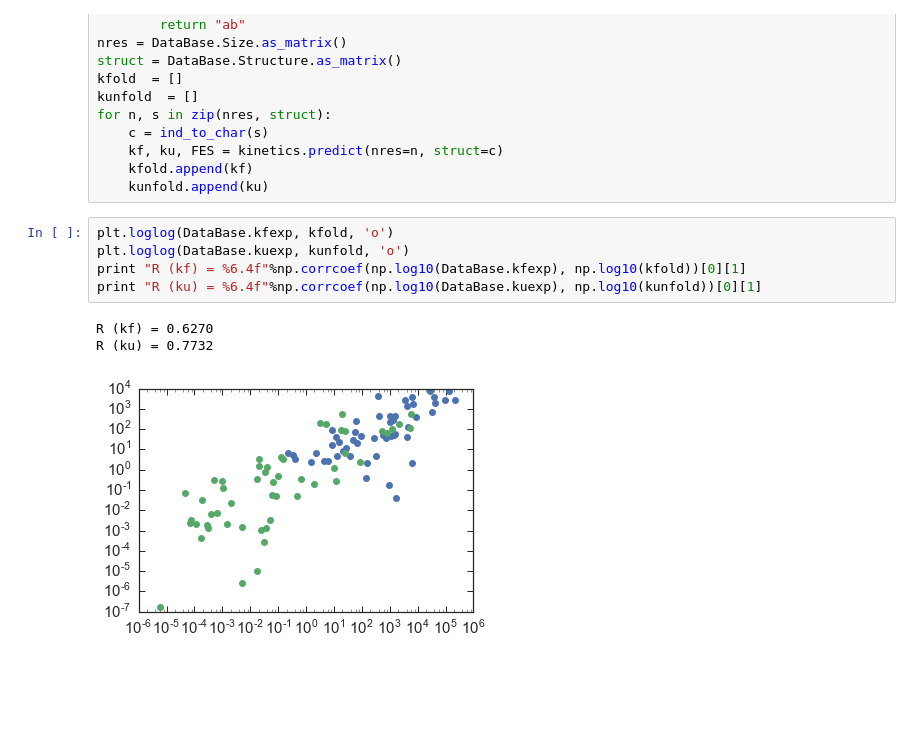
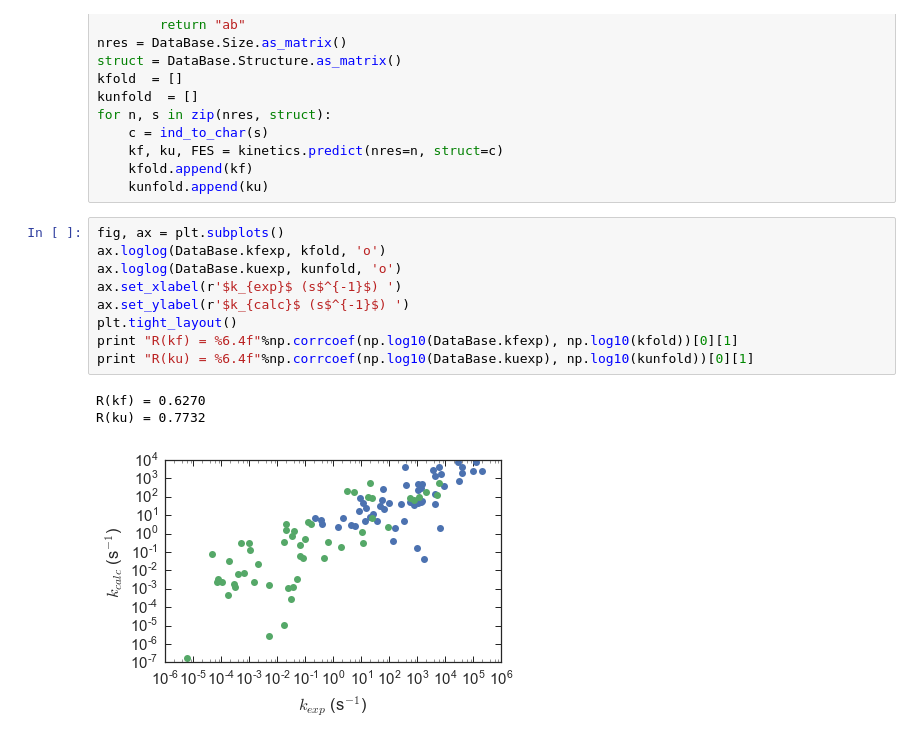
Before and after one commit to daviddesancho/PREFUR, a Jupyter notebook: examples/free_energy_predict.ipynb, the cells around one changed output. Cells and saved outputs as stored; diff of their text form; blank space fills up the shorter version.

```diff
--- a/examples/free_energy_predict.ipynb
+++ b/examples/free_energy_predict.ipynb
@@ -104,11 +106,15 @@ for n, s in zip(nres, struct):
     kfold.append(kf)
     kunfold.append(ku)
 # %%
-plt.loglog(DataBase.kfexp, kfold, 'o')
-plt.loglog(DataBase.kuexp, kunfold, 'o')
-print "R (kf) = %6.4f"%np.corrcoef(np.log10(DataBase.kfexp), np.log10(kfold))[0][1]
-print "R (ku) = %6.4f"%np.corrcoef(np.log10(DataBase.kuexp), np.log10(kunfold))[0][1]
+fig, ax = plt.subplots()
+ax.loglog(DataBase.kfexp, kfold, 'o')
+ax.loglog(DataBase.kuexp, kunfold, 'o')
+ax.set_xlabel(r'$k_{exp}$ (s$^{-1}$) ')
+ax.set_ylabel(r'$k_{calc}$ (s$^{-1}$) ')
+plt.tight_layout()
+print "R(kf) = %6.4f"%np.corrcoef(np.log10(DataBase.kfexp), np.log10(kfold))[0][1]
+print "R(ku) = %6.4f"%np.corrcoef(np.log10(DataBase.kuexp), np.log10(kunfold))[0][1]
 # %% [output]
-R (kf) = 0.6270
-R (ku) = 0.7732
+R(kf) = 0.6270
+R(ku) = 0.7732
-[figure, old version]
+[figure, new version]
```
Also changed, not shown: parts of 2 cells of this notebook.
